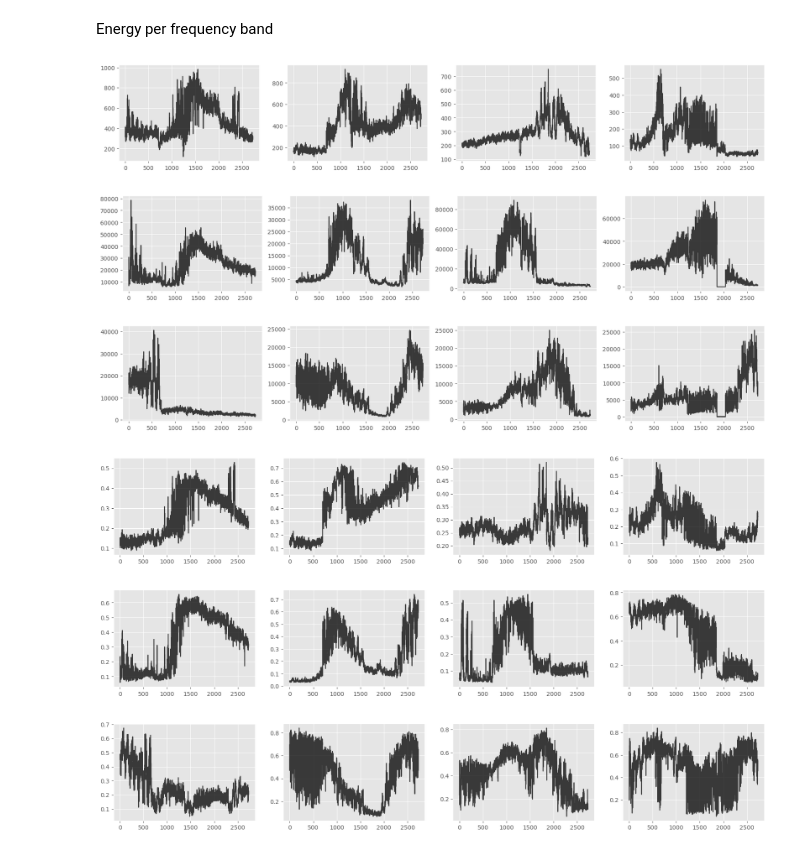
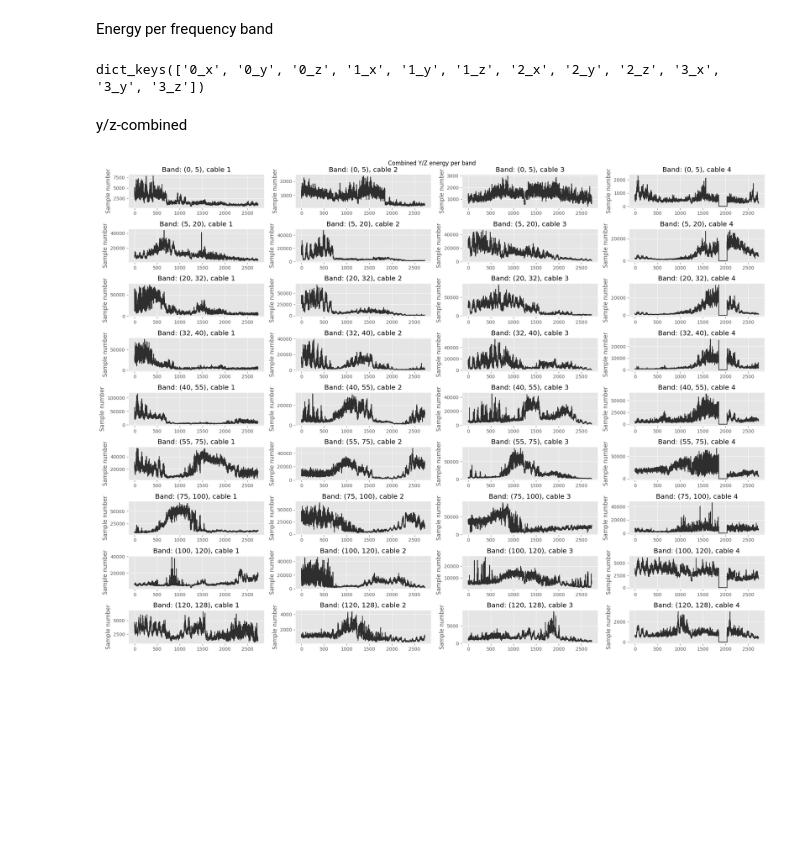
Before and after one commit to eduardocoraca/transmission-tower-monitoring, a Jupyter notebook: notebooks/1_dataset_visualization.ipynb, the cells around one changed output. Drawn from its saved outputs; the diff is of its cells as text; code cells hidden in the pictures; blank space fills up the shorter version.

```diff
--- a/notebooks/1_dataset_visualization.ipynb
+++ b/notebooks/1_dataset_visualization.ipynb
@@ -248,20 +237,36 @@ for cable in [0,1,2,3]:
-# %%
-for d in ["x","y","z"]:
-    fig = plt.figure(figsize=(20,3))
-    for cable in [0,1,2,3]:
-        ax = fig.add_subplot(1,4,cable+1)
-        ax.plot(band_per_cable[cable][d], color="k", alpha=0.75)
-# %% [output]
-[figure, removed]
-[figure, removed]
-[figure, removed]
-# %%
-for d in ["x","y","z"]:
-    fig = plt.figure(figsize=(20,3))
-    for cable in [0,1,2,3]:
-        ax = fig.add_subplot(1,4,cable+1)
-        ax.plot(norm_band_per_cable[cable][d], color="k", alpha=0.75)
-# %% [output]
-[figure, removed]
-[figure, removed]
-[figure, removed]
+# %%
+band_pairs = [(band_limits[i], band_limits[i+1]) for i in range(len(band_limits)-1)]
+# %%
+band_matrices = {}
+
+for cable in range(4):
+    for d in ["x", "y", "z"]:
+        band_matrix = np.zeros((len(sample_list), len(band_pairs)))
+        for j, pair in enumerate(band_pairs):
+            band_matrix[:,j] = [sample[cable][d].get_energy([pair[0], pair[1]]) for sample in sample_list]
+        band_matrices[f"{cable}_{d}"] = band_matrix
+# %%
+band_matrices.keys()
+# %% [output]
+dict_keys(['0_x', '0_y', '0_z', '1_x', '1_y', '1_z', '2_x', '2_y', '2_z', '3_x', '3_y', '3_z'])
+# %% [markdown]
+y/z-combined
+# %%
+plt.figure(figsize=(20,15))
+plt.suptitle("Combined Y/Z energy per band")
+
+spec = GridSpec(
+    ncols=4, nrows=9,
+)
+
+for cable in range(4):
+    combined = band_matrices[f"{cable}_y"] + band_matrices[f"{cable}_z"]
+    for n, band_energy in enumerate(combined.T):
+        plt.subplot(spec[n, cable])
+        plt.title(f"Band: {band_pairs[n]}, cable {cable+1}")
+        plt.plot(band_energy, color="k", alpha=0.8)
+        plt.ylabel("Energy")
+        plt.ylabel("Sample number")
+plt.tight_layout()
+# %% [output]
+[figure, added]
```
Also changed, not shown: parts of 5 cells of this notebook.
